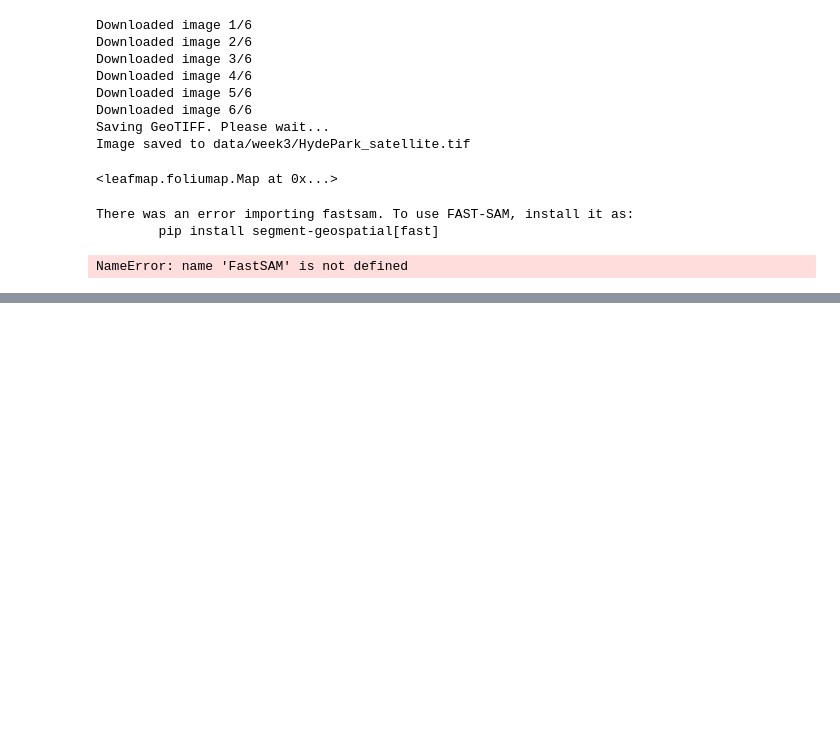
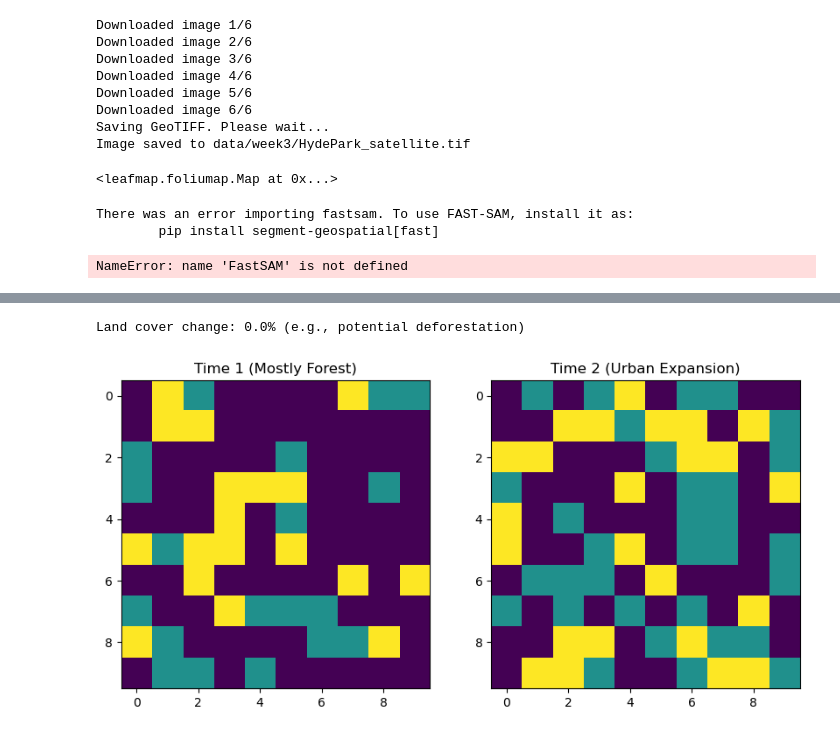
Before and after one commit to edsml-oac23/EnvDataScience-guide, a Jupyter notebook: notebooks/week3/SAM_Geo.ipynb, the cells around one changed output, grey strips where cells are left out. Drawn from its saved outputs; the diff is of its cells as text; code cells hidden in the pictures; blank space fills up the shorter version.

```diff
--- a/notebooks/week3/SAM_Geo.ipynb
+++ b/notebooks/week3/SAM_Geo.ipynb
@@ -612,0 +776,52 @@ NameError: name 'FastSAM' is not defined
+# %%
+# Notebook: embeddings_land_cover.ipynb
+# Install if needed: !pip install numpy pandas matplotlib scikit-learn
+
+import numpy as np
+import pandas as pd
+import matplotlib.pyplot as plt
+from sklearn.decomposition import PCA  # Simple embedding via PCA
+from sklearn.cluster import KMeans    # For classification
+
+# Step 1: Generate synthetic data (simulate a 10x10 land cover grid over 2 time periods)
+# Values: 0=forest, 1=urban, 2=water (with some noise for realism)
+np.random.seed(42)
+time1 = np.random.choice([0, 1, 2], size=(10, 10), p=[0.6, 0.2, 0.2])  # Mostly forest
+time2 = np.random.choice([0, 1, 2], size=(10, 10), p=[0.4, 0.4, 0.2])  # More urban (simulating change)
+
+# Flatten to 1D for ML (spatial thinking: treat as pixels with coords)
+rows, cols = np.indices((10, 10))
+data_time1 = pd.DataFrame({
+    'x': rows.flatten(), 'y': cols.flatten(),  # Spatial coords
+    'cover': time1.flatten(), 'ndvi': np.random.uniform(0.5, 0.9, 100)  # Synthetic NDVI (environmental feature)
+})
+data_time2 = pd.DataFrame({
+    'x': rows.flatten(), 'y': cols.flatten(),
+    'cover': time2.flatten(), 'ndvi': np.random.uniform(0.4, 0.8, 100)  # Lower NDVI due to urbanization
+})
+
+# Step 2: Compute embeddings (reduce features to low-dim vectors for ML)
+features = data_time1[['x', 'y', 'ndvi']]  # Include spatial + environmental data
+pca = PCA(n_components=2)  # Embed to 2D
+embeddings_time1 = pca.fit_transform(features)
+embeddings_time2 = pca.transform(data_time2[['x', 'y', 'ndvi']])
+
+# Step 3: Classify using embeddings (e.g., cluster into land cover types)
+kmeans = KMeans(n_clusters=3, random_state=42)
+data_time1['predicted'] = kmeans.fit_predict(embeddings_time1)
+data_time2['predicted'] = kmeans.predict(embeddings_time2)
+
+# Step 4: Detect change (environmental thinking: quantify deforestation)
+change = (data_time2['predicted'] != data_time1['predicted']).sum() / 100 * 100
+print(f"Land cover change: {change:.1f}% (e.g., potential deforestation)")
+
+# Visualize (spatial analysis: plot maps)
+fig, axs = plt.subplots(1, 2, figsize=(10, 5))
+axs[0].imshow(time1, cmap='viridis'); axs[0].set_title('Time 1 (Mostly Forest)')
+axs[1].imshow(time2, cmap='viridis'); axs[1].set_title('Time 2 (Urban Expansion)')
+plt.show()
+
+# Discussion: How does this simulate real LULCC? What environmental impacts (e.g., carbon loss)?
+# %% [output]
+Land cover change: 0.0% (e.g., potential deforestation)
+[figure, added]
```
Also changed, not shown: parts of 15 cells of this notebook, 1 other file.
